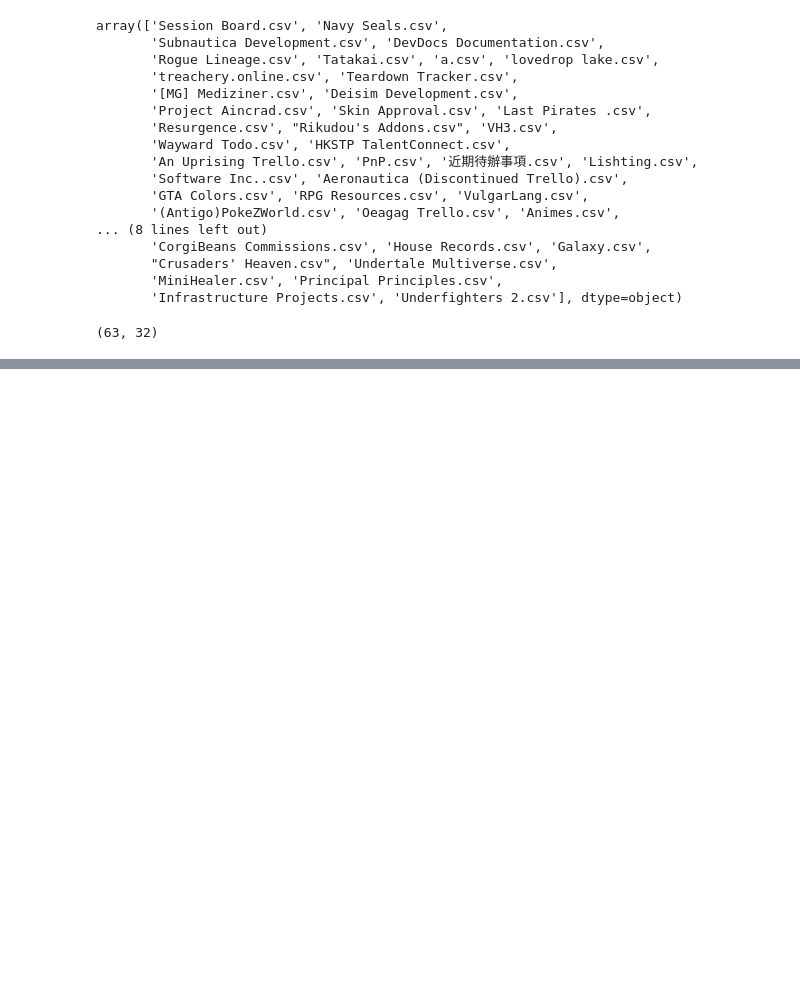
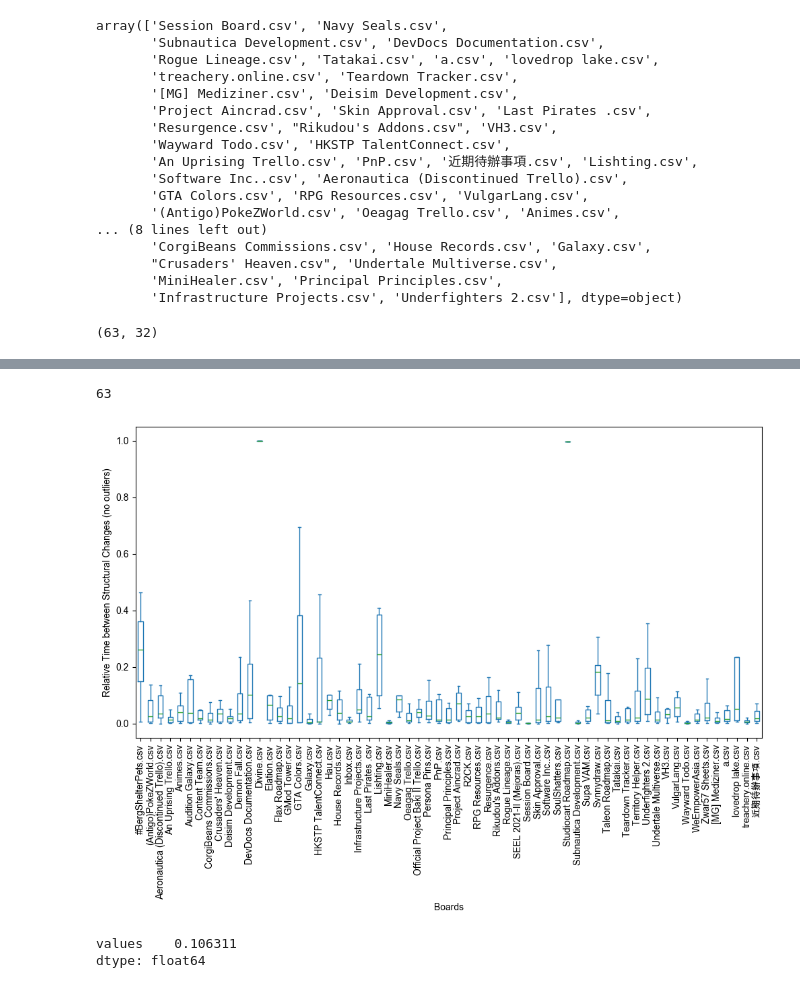
Before and after one commit to isa-group/board-mining, a Jupyter notebook: analysis.ipynb, the cells around one changed output, grey strips where cells are left out. Drawn from its saved outputs; the diff is of its cells as text; code cells hidden in the pictures; blank space fills up the shorter version.

Commit message:
Updates analysis for evolution of boards

```diff
--- a/analysis.ipynb
+++ b/analysis.ipynb
@@ -155,0 +146,9 @@ The rest of the analysis is performed in the Excel file itself. In particular, t
+# %%
+all_descriptions = []
+for n, between_red, dur in zip(all_names, all_between, all_duration):
+    dd = ((between_red['min'] - between_red['max']) /dur).describe()
+    dd.name = n
+    all_descriptions.append(dd)
+
+redesigns_description = pd.concat(all_descriptions, axis=1).T
+redesigns_description
@@ -155,0 +173,38 @@ The rest of the analysis is performed in the Excel file itself. In particular, t
+# %%
+len(redesigns_description)
+# %% [output]
+63
+# %%
+plt.rcParams['font.sans-serif'] = ['Arial Unicode MS']  # For Chinese characters, you can use SimHei
+plt.rcParams['axes.unicode_minus'] = False  # To prevent minus signs from being shown as boxes
+# %%
+all_descriptions_d = []
+for n, between_red, dur in zip(all_names, all_between, all_duration):
+    dd = ((between_red['min'] - between_red['max']) /dur)
+    #dd['label'] = n
+
+    all_descriptions_d.append(pd.DataFrame({'values': dd, 'label': n}))
+
+redesigns_description_d = pd.concat(all_descriptions_d)
+redesigns_description_d
+
+# Step 3: Plot the boxplot using pandas
+redesigns_description_d.plot(kind='box', column='values', by='label', figsize=(12, 6), showfliers=False)
+
+# Customize the plot
+plt.title('')
+plt.suptitle('')  # Remove the automatic title to clean up the plot
+plt.xlabel('Boards')
+plt.ylabel('Relative Time between Structural Changes (no outliers)')
+# Step 4: Rotate x-axis labels vertically
+plt.xticks(rotation=90)
+
+# Show the plot
+plt.show()
+# %% [output]
+[figure, added]
+# %%
+redesigns_description_d.groupby("label").mean().mean()
+# %% [output]
+values    0.106311
+dtype: float64
```
Also changed, not shown: parts of 16 cells of this notebook, 1 other file.
